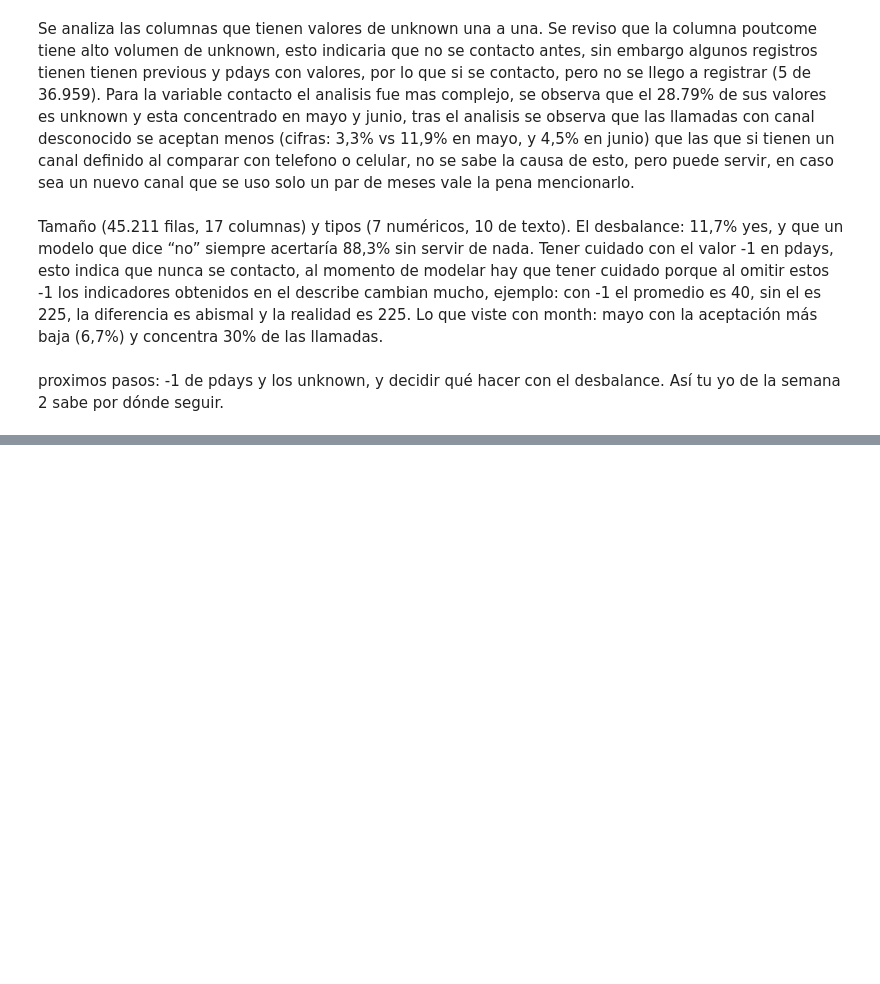
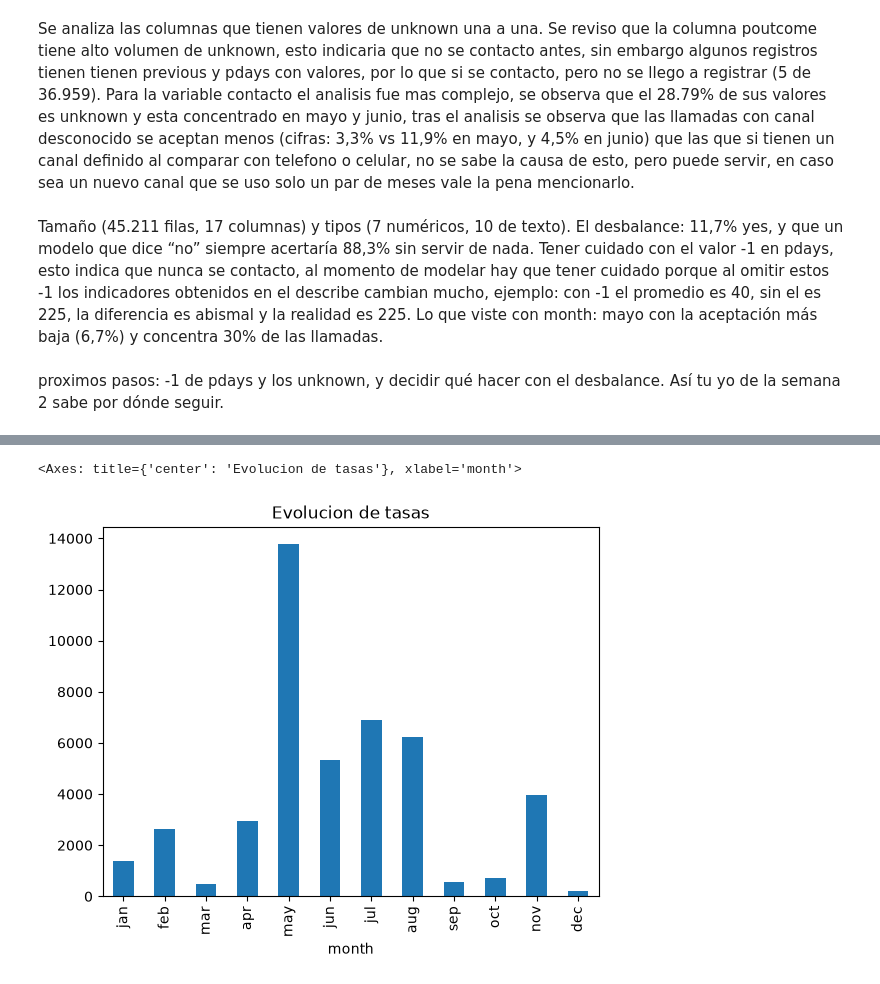
Before and after one commit to Darkesthj0399/LearningProject, a Jupyter notebook: notebooks/exploracion.ipynb, the cells around one changed output, grey strips where cells are left out. Drawn from its saved outputs; the diff is of its cells as text; code cells hidden in the pictures; blank space fills up the shorter version.

```diff
--- a/notebooks/exploracion.ipynb
+++ b/notebooks/exploracion.ipynb
@@ -310,0 +342,3 @@ proximos pasos: -1 de pdays y los unknown, y decidir qué hacer con el desbalanc
+# %%
+cantidad=df.groupby('month')['aceptacion'].count()
+cantidad = cantidad.reindex(lista)
@@ -310,0 +350,5 @@ proximos pasos: -1 de pdays y los unknown, y decidir qué hacer con el desbalanc
+# %%
+cantidad.plot(kind="bar", title="Evolucion de tasas")
+# %% [output]
+<Axes: title={'center': 'Evolucion de tasas'}, xlabel='month'>
+[figure, added]
```
Also changed, not shown: parts of 21 cells of this notebook.
